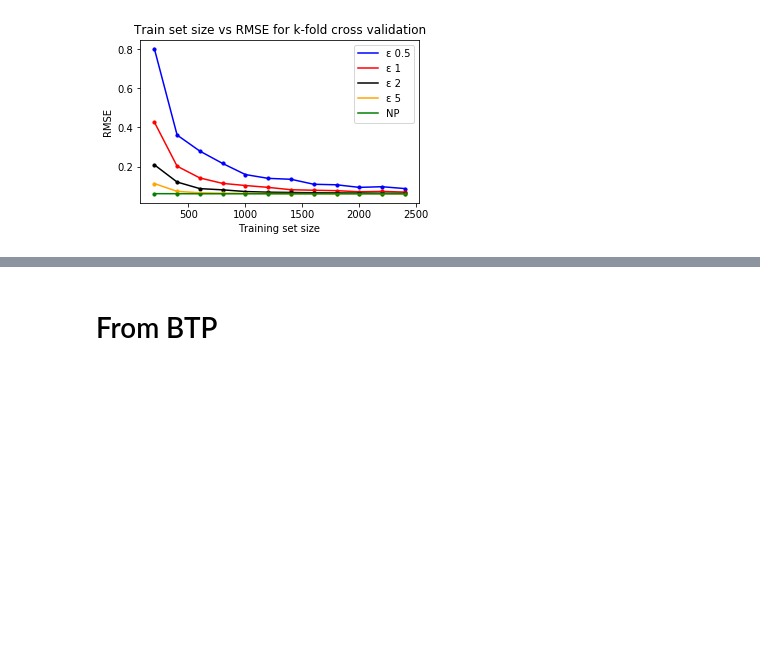
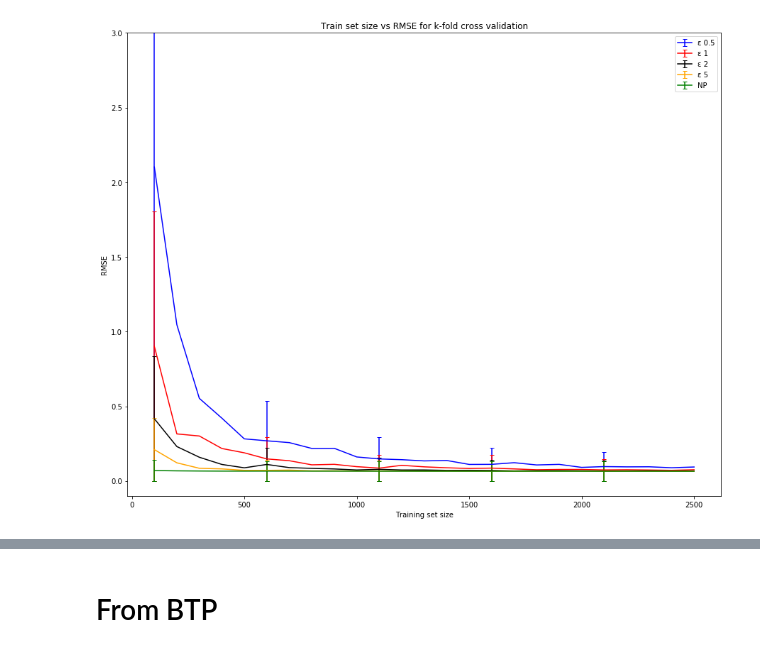
Before and after one commit to jithendaraa/Privacy-aware-learning, a Jupyter notebook: Laplace Mechanism/Laplace noise.ipynb, the cells around one changed output, grey strips where cells are left out. Cells and saved outputs as stored; diff of their text form; code cells hidden in the pictures; blank space fills up the shorter version.

```diff
--- a/Laplace Mechanism/Laplace noise.ipynb
+++ b/Laplace Mechanism/Laplace noise.ipynb
@@ -1,4 +1,19 @@
 # %%
+def normalizeData(n, d, X, y):
+    for i in range(n):
+        Xi_max = max(X[i])
+        Xi_min = min(X[i])
+        X_diff = Xi_max - Xi_min
+        for j in range(d):
+            X[i][j] = (X[i][j] - Xi_min)/X_diff
+
+    y_max = max(y)
+    y_min = min(y)
+    y_diff = y_max - y_min
+    y = (y-y_min)/y_diff
+    return X, y
+
+
 def plotter(X, y, n, d, k, epsilon, jump):
 
     X = X[:n, :d]
@@ -10,21 +25,7 @@ def plotter(X, y, n, d, k, epsilon, jump):
 
     X = np.append(arr=np.ones((n,1)), values=X, axis=1)
 
-    for i in range(n):
-        Xi_max = max(X[i])
-        Xi_min = min(X[i])
-        X_diff = Xi_max - Xi_min
-        for j in range(d):
-            X[i][j] = (X[i][j] - Xi_min)/X_diff
-
-    y_max = max(y)
-    y_min = min(y)
-    y_diff = y_max - y_min
-    y = (y-y_min)/y_diff
-
-#     X = np.append(arr=np.ones((X.shape[0],1)) , values=X , axis=1)
-#     X = normalize(X, norm='l1')
-#     y = y/sum(abs(y))
+    X,y = normalizeData(n,d,X,y)
 
     RMSE = np.zeros((k, m))
     priv_RMSE = np.zeros((k, m))
@@ -101,40 +102,40 @@ def plotter(X, y, n, d, k, epsilon, jump):
 # %%
 import numpy as np
 import matplotlib.pyplot as plt
 import pandas as pd
 from sklearn.datasets import make_regression
 import math
 from sklearn.preprocessing import normalize
 import pylab
 
 n = 5000
 d = 10
 k = 2
 eps = [0.5, 1, 2, 5]
-jump = 200
+jump = 100
 
 X, y = make_regression(n_samples = n, n_features = d, noise=10)
 
 colors = ["blue", "red", "black", "orange", "green"]
 
 for eps_idx in range(len(eps)):
     epsilon = eps[eps_idx]
     ans = plotter(X, y, n, d, k, epsilon, jump)
 
-    plt.errorbar(ans[0], ans[1], color=colors[eps_idx], ecolor=colors[eps_idx], capsize=3, label='ε '+str(epsilon))
-    plt.scatter(ans[0], ans[1], color=colors[eps_idx], s=10)
+    plt.errorbar(ans[0], ans[1], yerr=ans[2], color=colors[eps_idx], ecolor=colors[eps_idx], capsize=3, label='ε '+str(epsilon), errorevery=5)
+#     plt.scatter(ans[0], ans[1], color=colors[eps_idx], s=10)
 
 plt.rcParams['figure.figsize'] = (5, 3)
-plt.errorbar(ans[0], ans[3], color=colors[4], ecolor=colors[4], capsize=3, label="NP")
-plt.scatter(ans[0], ans[3], color=colors[4], s=10)
+plt.errorbar(ans[0], ans[3], yerr=ans[4], color=colors[4], ecolor=colors[4], capsize=3, label="NP", errorevery = 5)
+# plt.scatter(ans[0], ans[3], color=colors[4], s=10)
 plt.xlabel("Training set size")
 plt.ylabel("RMSE")
 pylab.legend(loc='upper right')
-# plt.ylim(0.1,0.5)
+plt.ylim(-0.1,3)
 plt.title("Train set size vs RMSE for k-fold cross validation")
 plt.show()
 # %% [output]
-[figure, old version]
+[figure, new version]
 # %%
 import numpy as np
 import matplotlib.pyplot as plt
```
Also changed, not shown: parts of 3 cells of this notebook, 2 other files.
